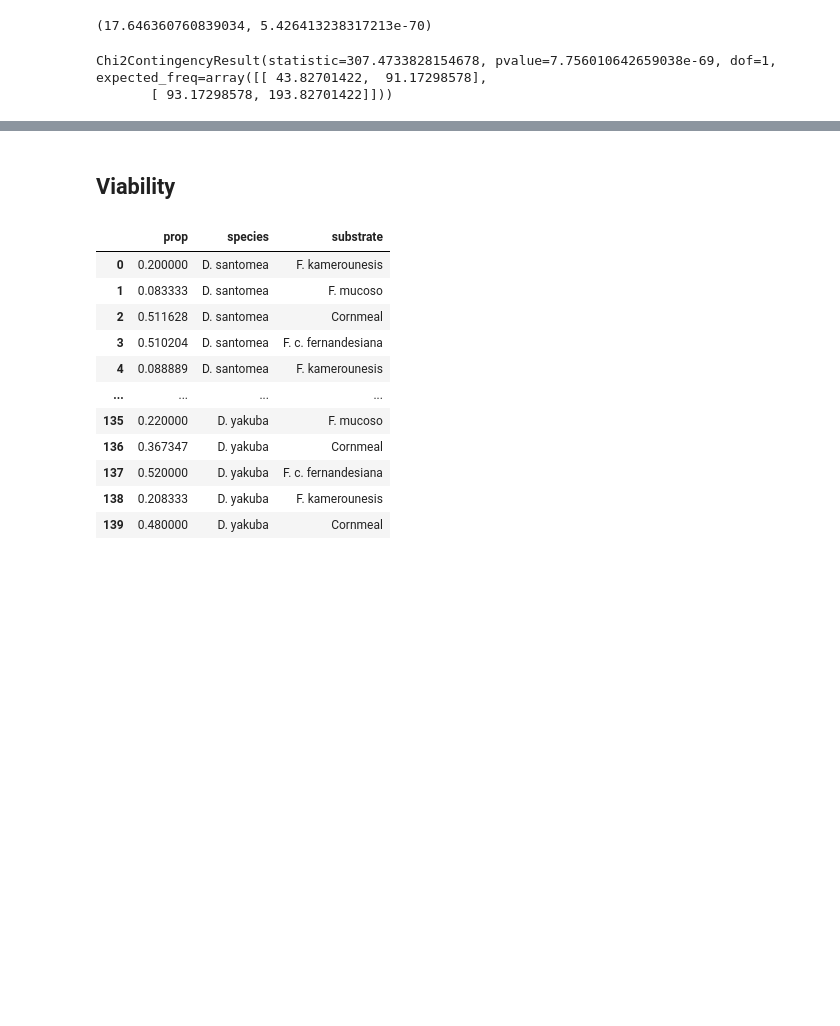
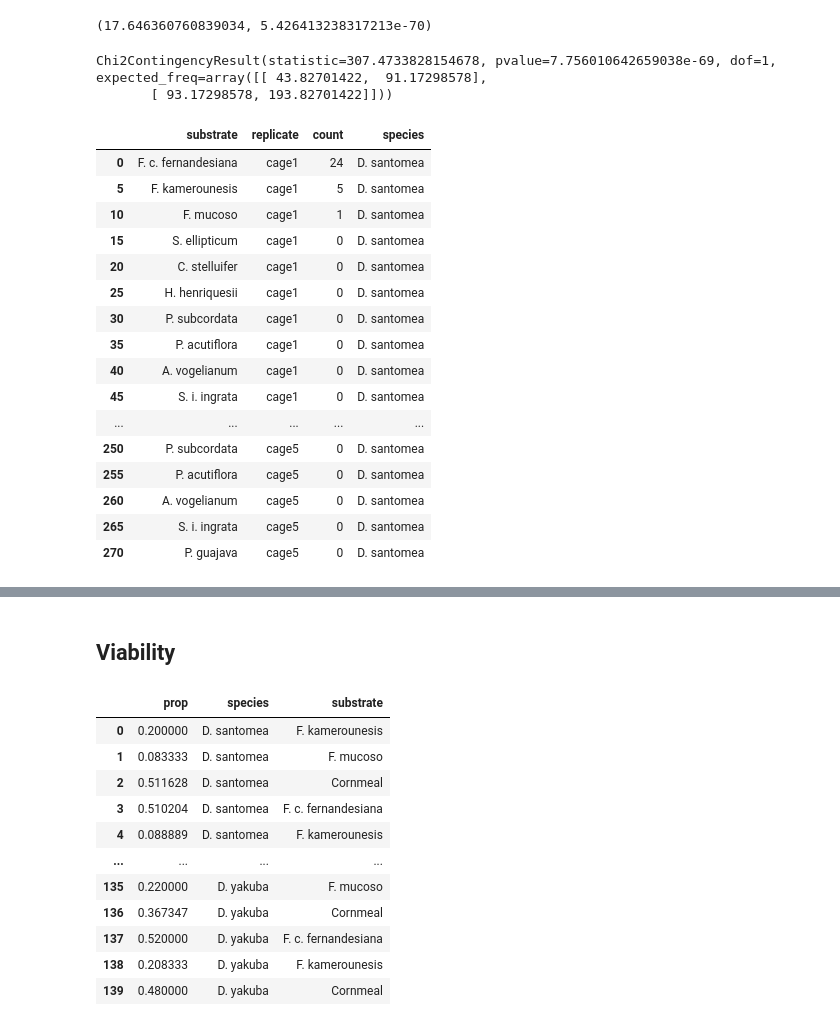
Before and after one commit to David-Peede/santomea_natural_history, a Jupyter notebook: notebooks/ecological_analyses.ipynb, the cells around one changed output, grey strips where cells are left out. Saved outputs shown, nothing was run; the diff lists cells and outputs as text; code cells hidden in the pictures; blank space fills up the shorter version.

```diff
--- a/notebooks/ecological_analyses.ipynb
+++ b/notebooks/ecological_analyses.ipynb
@@ -690,3 +602,23 @@ stats.chi2_contingency(
 # %% [output]
 Chi2ContingencyResult(statistic=307.4733828154678, pvalue=7.756010642659038e-69, dof=1, expected_freq=array([[ 43.82701422,  91.17298578],
        [ 93.17298578, 193.82701422]]))
+# %%
+eclosion_df[eclosion_df.species == "D. santomea"]
+# %% [output]
+|  | substrate | replicate | count | species |
+| 0 | F. c. fernandesiana | cage1 | 24 | D. santomea |
+| 5 | F. kamerounesis | cage1 | 5 | D. santomea |
+| 10 | F. mucoso | cage1 | 1 | D. santomea |
+| 15 | S. ellipticum | cage1 | 0 | D. santomea |
+| 20 | C. stelluifer | cage1 | 0 | D. santomea |
+| 25 | H. henriquesii | cage1 | 0 | D. santomea |
+| 30 | P. subcordata | cage1 | 0 | D. santomea |
+| 35 | P. acutiflora | cage1 | 0 | D. santomea |
+| 40 | A. vogelianum | cage1 | 0 | D. santomea |
+| 45 | S. i. ingrata | cage1 | 0 | D. santomea |
+| ... | ... | ... | ... | ... |
+| 250 | P. subcordata | cage5 | 0 | D. santomea |
+| 255 | P. acutiflora | cage5 | 0 | D. santomea |
+| 260 | A. vogelianum | cage5 | 0 | D. santomea |
+| 265 | S. i. ingrata | cage5 | 0 | D. santomea |
+| 270 | P. guajava | cage5 | 0 | D. santomea |
```
Also changed, not shown: parts of 7 cells of this notebook.
